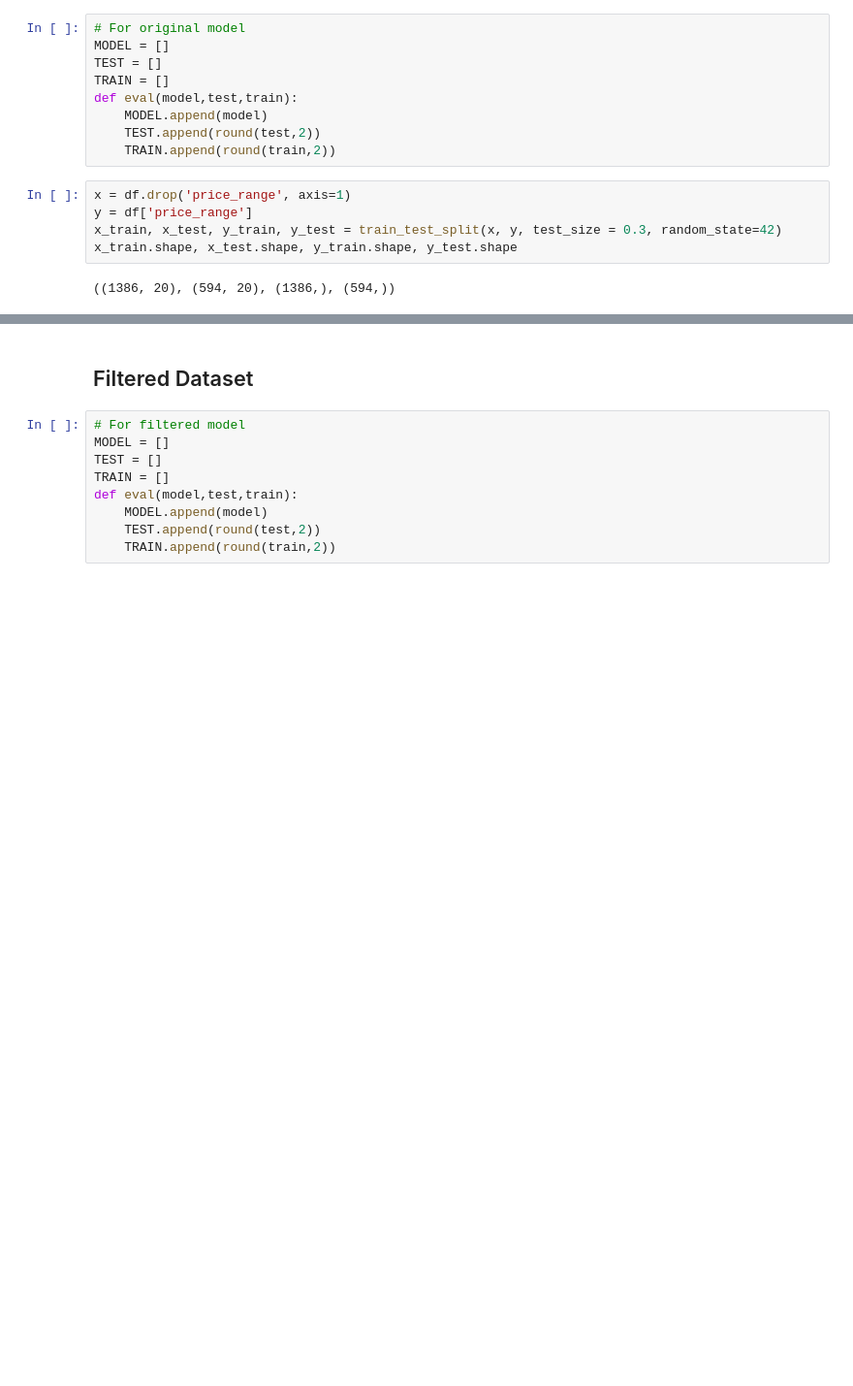
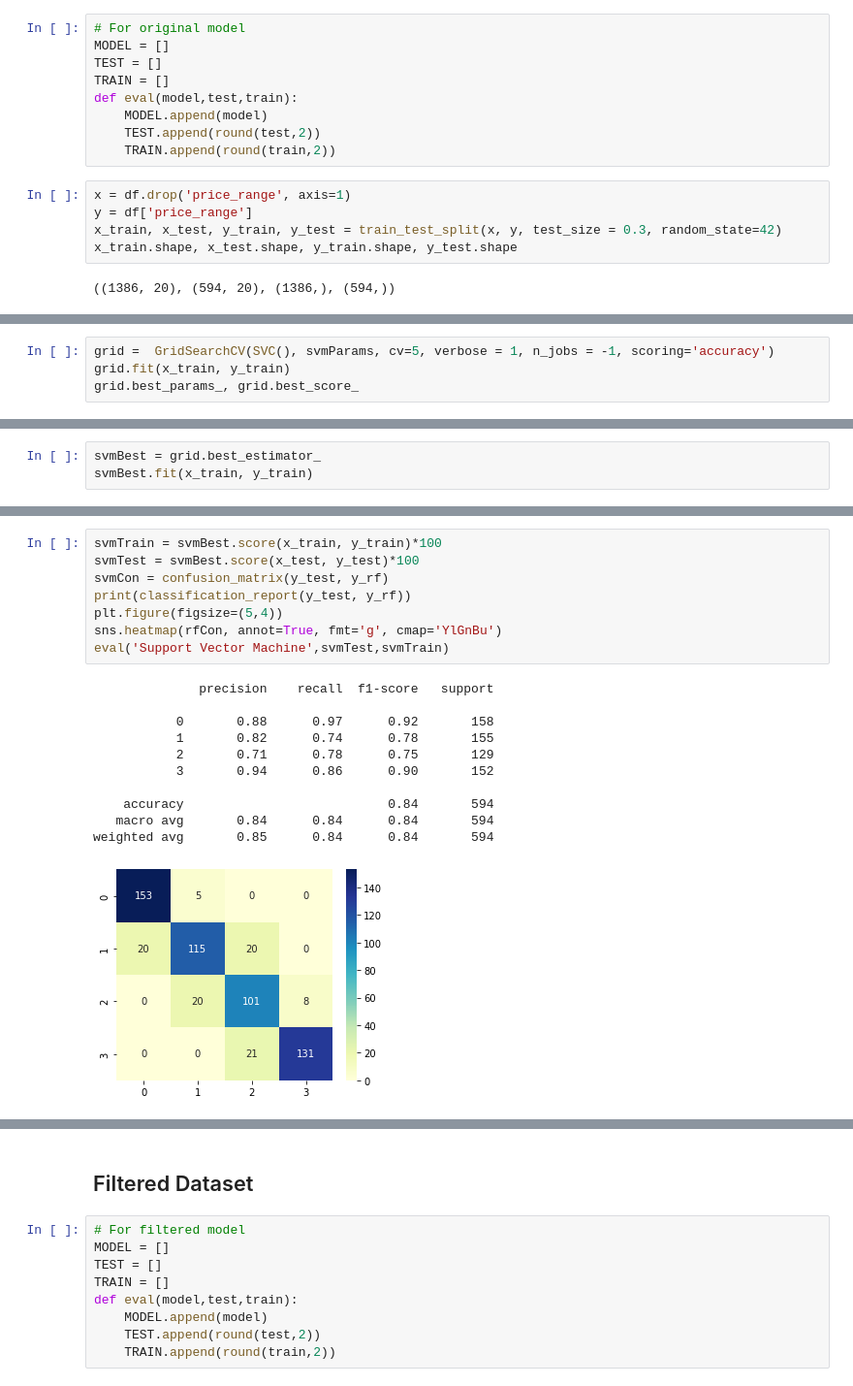
Before and after one commit to Liore-S/mobile-price-classification, a Jupyter notebook: modelling.ipynb, the cells around one changed output, grey strips where cells are left out. Shown at 97% size. Drawn from its saved outputs; the diff is of its cells as text; blank space fills up the shorter version.

```diff
--- a/modelling.ipynb
+++ b/modelling.ipynb
@@ -59,0 +152,4 @@ x_train.shape, x_test.shape, y_train.shape, y_test.shape
+# %%
+grid =  GridSearchCV(SVC(), svmParams, cv=5, verbose = 1, n_jobs = -1, scoring='accuracy')
+grid.fit(x_train, y_train)
+grid.best_params_, grid.best_score_
@@ -59,0 +159,3 @@ x_train.shape, x_test.shape, y_train.shape, y_test.shape
+# %%
+svmBest = grid.best_estimator_
+svmBest.fit(x_train, y_train)
@@ -59,0 +174,20 @@ x_train.shape, x_test.shape, y_train.shape, y_test.shape
+# %%
+svmTrain = svmBest.score(x_train, y_train)*100
+svmTest = svmBest.score(x_test, y_test)*100
+svmCon = confusion_matrix(y_test, y_rf)
+print(classification_report(y_test, y_rf))
+plt.figure(figsize=(5,4))
+sns.heatmap(rfCon, annot=True, fmt='g', cmap='YlGnBu')
+eval('Support Vector Machine',svmTest,svmTrain)
+# %% [output]
+              precision    recall  f1-score   support
+
+           0       0.88      0.97      0.92       158
+           1       0.82      0.74      0.78       155
+           2       0.71      0.78      0.75       129
+           3       0.94      0.86      0.90       152
+
+    accuracy                           0.84       594
+   macro avg       0.84      0.84      0.84       594
+weighted avg       0.85      0.84      0.84       594
+[figure, added]
```
Also changed, not shown: parts of 17 cells of this notebook.
